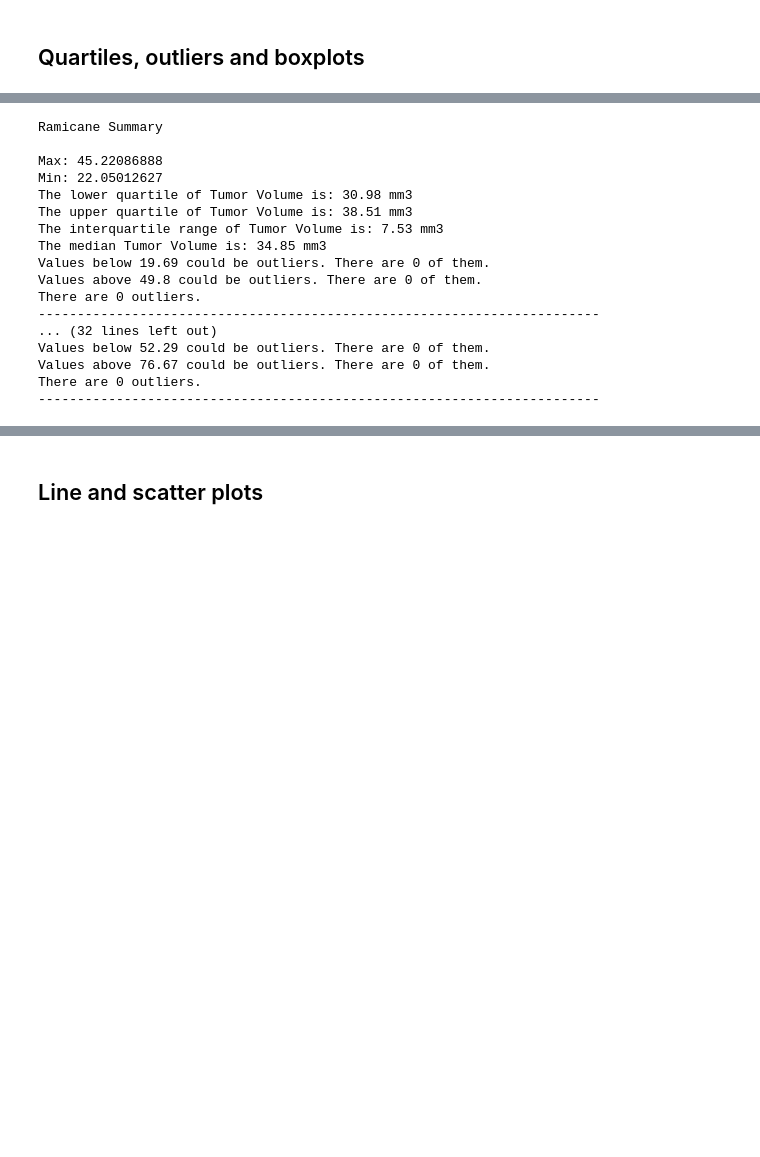
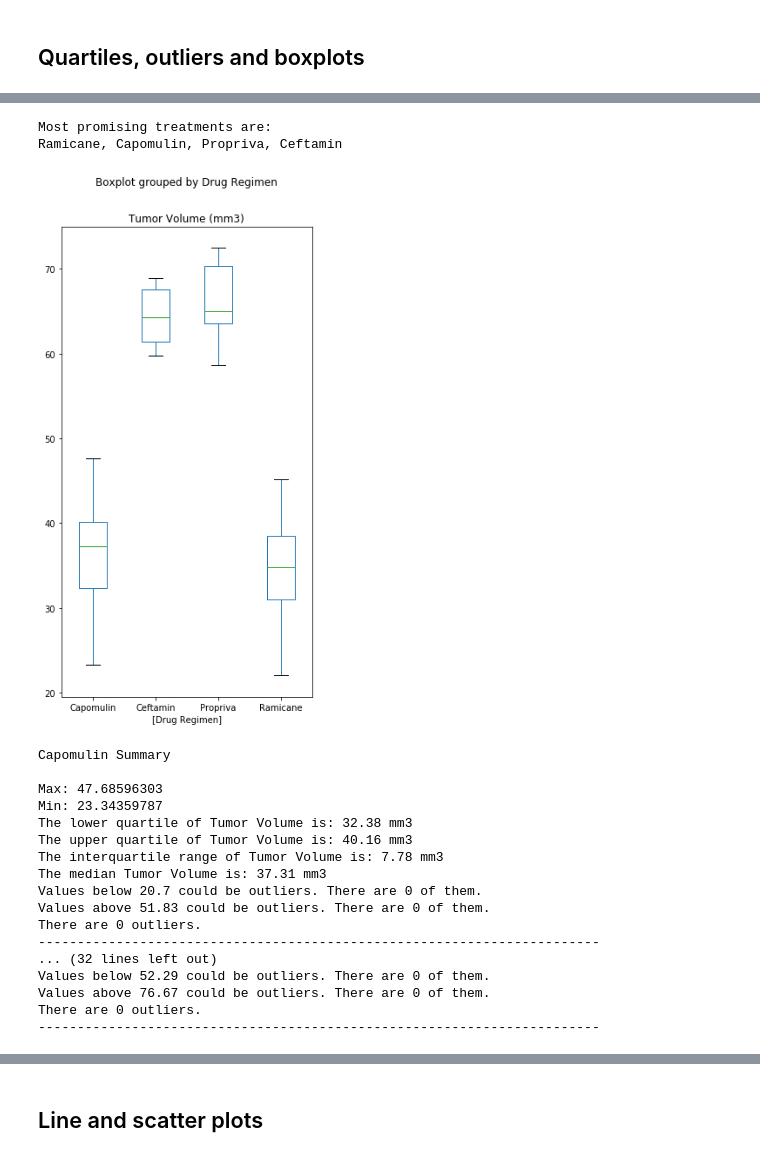
Before and after one commit to etumi/matplotlib-challenge, a Jupyter notebook: pymaceuticals_starter.ipynb, the cells around one changed output, grey strips where cells are left out. Drawn from its saved outputs; the diff is of its cells as text; code cells hidden in the pictures; blank space fills up the shorter version.

```diff
--- a/pymaceuticals_starter.ipynb
+++ b/pymaceuticals_starter.ipynb
@@ -116,9 +177,27 @@ plt.show()
+# %%
+# Generate a box plot of the final tumor volume of each mouse across four regimens of interest
+print(f"Most promising treatments are:")
+print(*best_treatments, sep=', ')
+
+promising_regimen_df = mouse_results[mouse_results['Drug Regimen'].isin(best_treatments)]
+
+#take the final volume
+promising_regimen_df = promising_regimen_df[promising_regimen_df['Timepoint'] == 45]
+
+#reset index to mouse ID
+promising_regimen_df = promising_regimen_df.set_index('Mouse ID')
+
+#subset datafram for needed variables only
+promising_regimen_df = promising_regimen_df[['Drug Regimen', 'Tumor Volume (mm3)']]
+promising_regimen_df.boxplot(by='Drug Regimen', grid=False, figsize=(5,10), return_type='dict')
+
+plt.show()
+# %% [output]
+Most promising treatments are:
+Ramicane, Capomulin, Propriva, Ceftamin
+[figure, added]
 # %%
-grouped_regimen = mouse_results.groupby('Drug Regimen')['Tumor Volume (mm3)'].describe()
-grouped_regimen = grouped_regimen.sort_values('mean')
-best_treatments = grouped_regimen.index[:4]
-
-for drug in best_treatments:
+for drug in regimen_of_interest:
 
     dataset = mouse_results[mouse_results['Drug Regimen'] == drug]
 
@@ -155,16 +234,16 @@ for drug in best_treatments:
 
     print("------------------------------------------------------------------------")
 # %% [output]
-Ramicane Summary
+Capomulin Summary
 
-Max: 45.22086888
-Min: 22.05012627
-The lower quartile of Tumor Volume is: 30.98 mm3
-The upper quartile of Tumor Volume is: 38.51 mm3
-The interquartile range of Tumor Volume is: 7.53 mm3
-The median Tumor Volume is: 34.85 mm3
-Values below 19.69 could be outliers. There are 0 of them.
-Values above 49.8 could be outliers. There are 0 of them.
+Max: 47.68596303
+Min: 23.34359787
+The lower quartile of Tumor Volume is: 32.38 mm3
+The upper quartile of Tumor Volume is: 40.16 mm3
+The interquartile range of Tumor Volume is: 7.78 mm3
+The median Tumor Volume is: 37.31 mm3
+Values below 20.7 could be outliers. There are 0 of them.
+Values above 51.83 could be outliers. There are 0 of them.
 There are 0 outliers.
 ------------------------------------------------------------------------
 ... (32 lines left out)
```
Also changed, not shown: parts of 8 cells of this notebook.
